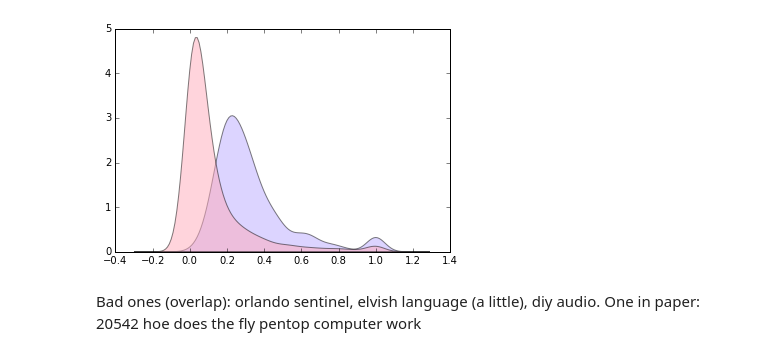
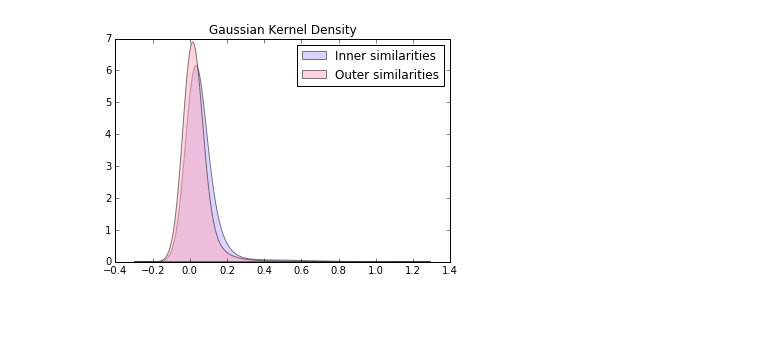
Before and after one commit to AndreiBarsan/crowd, a Jupyter notebook: notebooks/Intra-Topic Similarities.ipynb, the cells around one changed output. Cells and saved outputs as stored; diff of their text form; code cells hidden in the pictures; blank space fills up the shorter version.

Commit message:
Messed around with inner/outer similarity data.

```diff
--- a/notebooks/Intra-Topic Similarities.ipynb
+++ b/notebooks/Intra-Topic Similarities.ipynb
@@ -45,8 +47,19 @@ def count_votes(votes):
     return relevant_votes, non_relevant_votes
 
 
-def get_vote_results(topic_id, judgements):
+def get_all_vote_results(judgements):
+    judgements_by_doc_id = get_all_judgements_by_doc_id(judgements)
+    return get_vote_results_from_map(judgements_by_doc_id)
+
+def get_topic_vote_results(topic_id, judgements):
     judgements_by_doc_id = get_topic_judgements_by_doc_id(topic_id, judgements)
+    return get_vote_results_from_map(judgements_by_doc_id)
+
+def get_vote_results_from_map(judgements_by_doc_id):
+    """Helper function.
+
+    Used by 'get_all_vote_results' and 'get_topic_vote_results'.
+    """
     vote_relevant = set()
     vote_non_relevant = set()
     for doc_id, judgements in judgements_by_doc_id.items():
@@ -59,0 +137,6 @@ def get_vote_results(topic_id, judgements):
+# %%
+gt_relevant, gt_non_relevant = get_all_relevant(test_data)
+vote_relevant, vote_non_relevant = get_all_vote_results(judgements)
+_, corpus = get_all_files(FULLTEXT_FOLDER)
+
+print(corpus[0][0])
@@ -60,40 +208,29 @@ def get_vote_results(topic_id, judgements):
 # %%
-from ipywidgets import interact, interactive, fixed
-import ipywidgets as widgets
+rel_doc_texts = [text for doc_id, text in corpus
+                 if doc_id in gt_relevant or doc_id in vote_relevant]
+non_rel_doc_texts = [text for doc_id, text in corpus
+                     if doc_id in gt_non_relevant or doc_id in vote_non_relevant]
 
-options={"[%s] %s (%d)" % (t.topic_id, t.query, t.document_count) : t.topic_id for t in id_topic_info.values()}
+bandwidth = 0.05
+X_plot = np.arange(-0.3, 1.3, 0.005).reshape(-1, 1)
+#kde = KernelDensity(kernel='gaussian', bandwidth=bandwidth).fit(flat_sim)
+#log_dens = kde.score_samples(X_plot)
 
-@interact(topic_id=options)
-def topic_sim_kde(topic_id):
-    gt_relevant, gt_non_relevant = get_relevant(topic_id, test_data)
-    vote_relevant, vote_non_relevant = get_vote_results(topic_id, judgements)
-    _, corpus = get_topic_files(FULLTEXT_FOLDER, topic_id)
+print("Computing inner KDE.")
+kde_inner = kde(rel_doc_texts)
+log_dens_inner = kde_inner.score_samples(X_plot)
 
-    vectorizer = TfidfVectorizer(min_df=1)
-    gt_rel_term_doc_matrix = vectorizer.fit_transform([text for doc_id, text in corpus if doc_id in gt_relevant or doc_id in vote_relevant])
-    gt_non_rel_term_doc_matrix = vectorizer.fit_transform([text for doc_id, text in corpus if doc_id in gt_non_relevant or doc_id in vote_non_relevant])
-    gt_rel_similarities = cosine_similarity(gt_rel_term_doc_matrix)
-    gt_non_rel_similarities = cosine_similarity(gt_non_rel_term_doc_matrix)
-    print(gt_rel_similarities.shape)
-    print(gt_non_rel_similarities.shape)
+print("Computing outer KDE.")
+kde_outer = kde(non_rel_doc_texts)
+log_dens_outer = kde_outer.score_samples(X_plot)
 
-    bandwidth = 0.05
-    X_plot = np.arange(-0.3, 1.3, 0.01).reshape(-1, 1)
-    #kde = KernelDensity(kernel='gaussian', bandwidth=bandwidth).fit(flat_sim)
-    #log_dens = kde.score_samples(X_plot)
+#plt.hist(flat_sim, bins=15, color="green", alpha=0.5, normed=True)
+#plt.fill(X_plot, np.exp(log_dens), fc='#AAAAFF', alpha=0.5)
+plt.title("Gaussian Kernel Density")
 
-    flat_gt_rel = gt_rel_similarities.reshape(-1, 1)
-    kde_inner = KernelDensity(kernel='gaussian', bandwidth=bandwidth).fit(flat_gt_rel)
-    log_dens_inner = kde_inner.score_samples(X_plot)
-
-    flat_gt_non_rel = gt_non_rel_similarities.reshape(-1, 1)
-    kde_outer = KernelDensity(kernel='gaussian', bandwidth=bandwidth).fit(flat_gt_non_rel)
-    log_dens_outer = kde_outer.score_samples(X_plot)
-
-    #plt.hist(flat_sim, bins=15, color="green", alpha=0.5, normed=True)
-    #plt.fill(X_plot, np.exp(log_dens), fc='#AAAAFF', alpha=0.5)
-    #plt.title("Gaussian Kernel Density")
-
-    plt.fill(X_plot, np.exp(log_dens_inner), fc='#BBAAFF', alpha=0.5)
-    plt.fill(X_plot, np.exp(log_dens_outer), fc='#FFAABB', alpha=0.5)
+print("Plotting...")
+plt.fill(X_plot, np.exp(log_dens_inner), fc='#BBAAFF', alpha=0.5, label="Inner similarities")
+plt.fill(X_plot, np.exp(log_dens_outer), fc='#FFAABB', alpha=0.5, label="Outer similarities")
+plt.legend()
+print("Finished.")
 # %% [output]
@@ -102,4 +241 @@ def topic_sim_kde(topic_id):
-[figure, old version]
+[figure, new version]
-# %% [markdown]
-Bad ones (overlap): orlando sentinel, elvish language (a little), diy audio.
-One in paper: 20542 hoe does the fly pentop computer work
```
Also changed, not shown: parts of 17 cells of this notebook, 3 other files.
